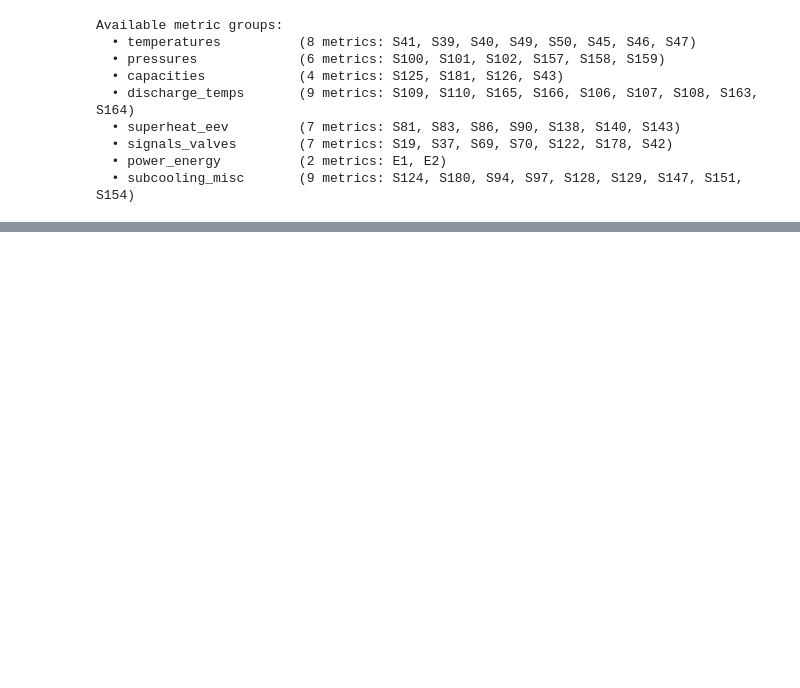
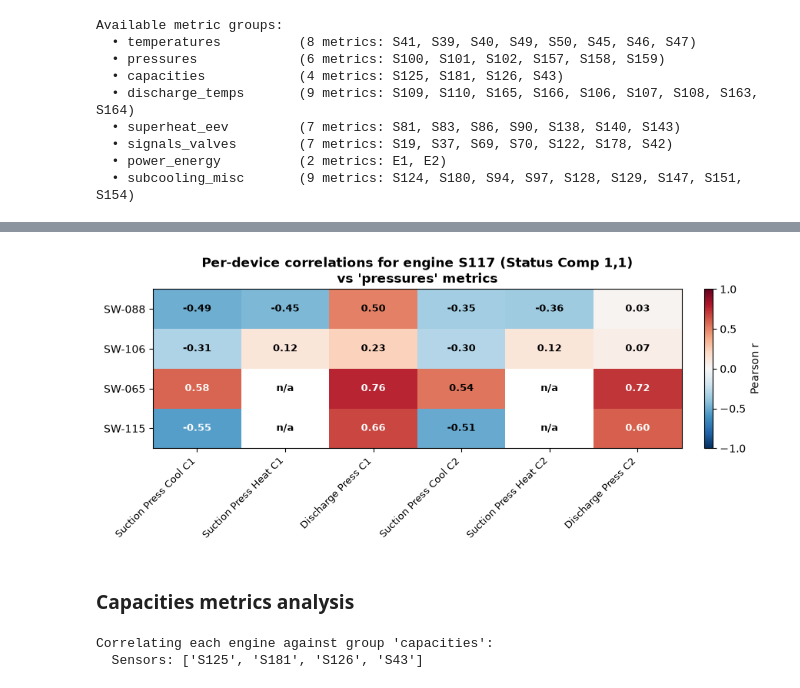
Before and after one commit to PasqualeAndreacchio/AnomalyDection-Spark, a Jupyter notebook: anomaly1.ipynb, the cells around one changed output, grey strips where cells are left out. Cells and saved outputs as stored; diff of their text form; code cells hidden in the pictures; blank space fills up the shorter version.

```diff
--- a/anomaly1.ipynb
+++ b/anomaly1.ipynb
@@ -765,0 +840,7 @@ per_device_heatmap("S117", sensor_codes, selected_metrics, pdf_corr)
+# %%
+# 5. Plot the detailed per-device heatmap for a specific engine (e.g., "S117")
+per_device_heatmap("S117", sensor_codes, selected_metrics, pdf_corr)
+# %% [output]
+[figure, added]
+# %% [markdown]
+### Capacities metrics analysis
@@ -765,0 +850,10 @@ per_device_heatmap("S117", sensor_codes, selected_metrics, pdf_corr)
+# %%
+# 1. Extract, pivot, and join the engine and sensor data in Spark
+df_joined, selected_metrics, sensor_codes = engines_switch_counts_df(
+    metric_groups,
+    SELECTED_GROUP,
+    engine_codes
+)
+# %% [output]
+Correlating each engine against group 'capacities':
+  Sensors: ['S125', 'S181', 'S126', 'S43']
```
Also changed, not shown: parts of 51 cells of this notebook.
